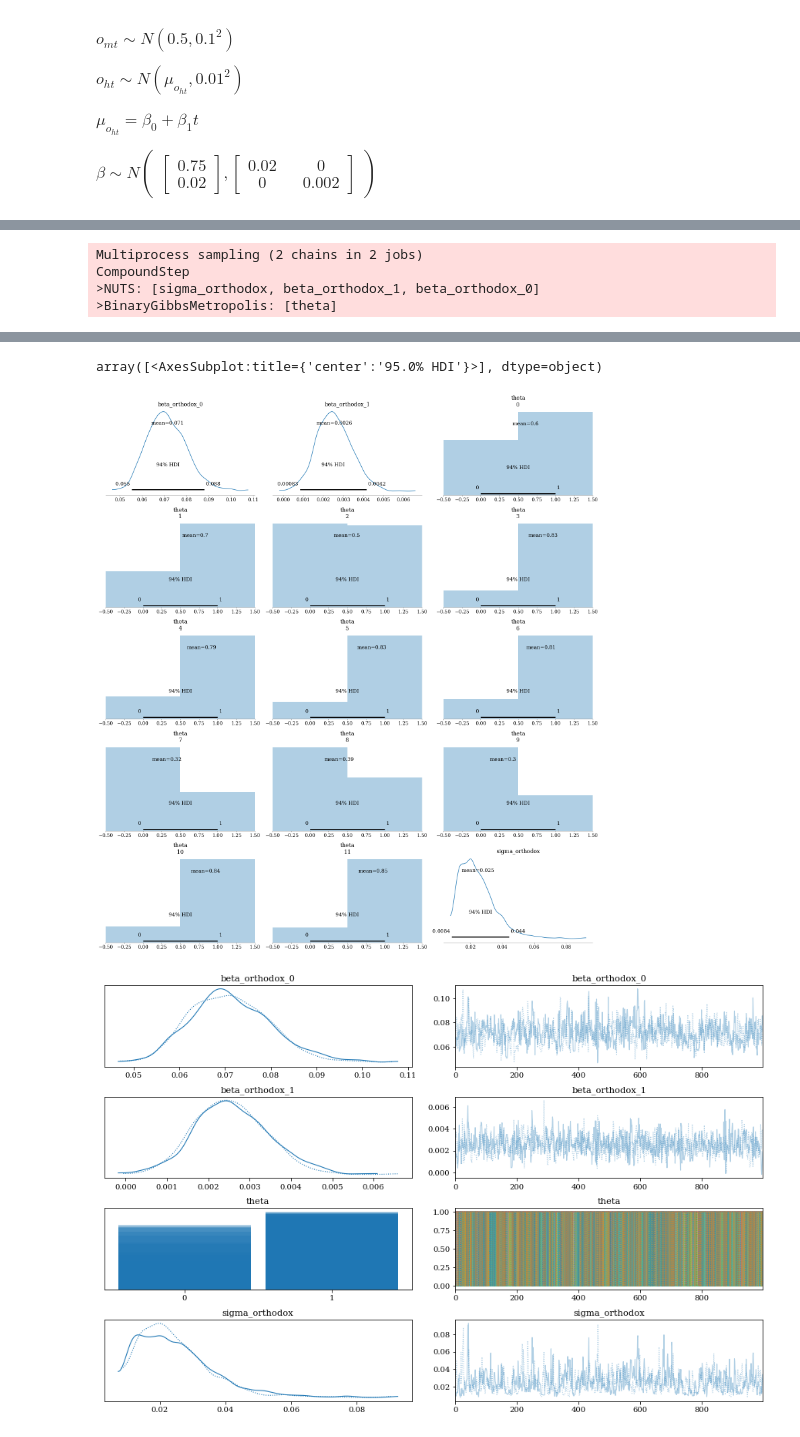
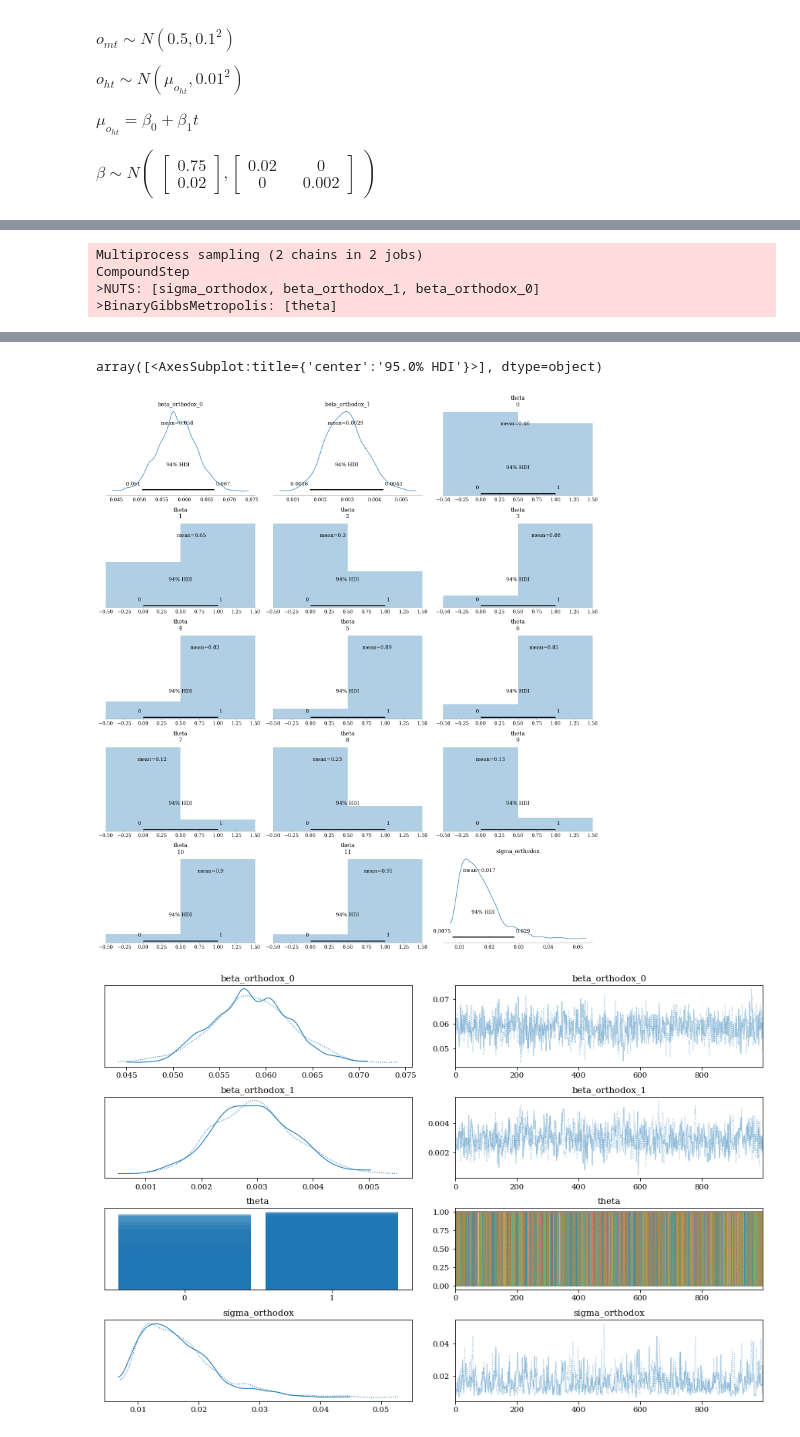
Before and after one commit to AnttiHaerkoenen/vyborg_orthodox, a Jupyter notebook: notebooks/missing_orthodox.ipynb, the cells around one changed output, grey strips where cells are left out. Cells and saved outputs as stored; diff of their text form; code cells hidden in the pictures.

```diff
--- a/notebooks/missing_orthodox.ipynb
+++ b/notebooks/missing_orthodox.ipynb
@@ -157,8 +157,16 @@ data_pm['t'] = data_pm.index - start
 with pm.Model() as model_health_council_orthodox:
     n, _ = data_pm.shape
     t = np.asarray(data_pm.t)
-    beta_health_0 = pm.Normal("beta_health_0", mu=0.2, sigma=0.01)
-    beta_health_1 = pm.Normal("beta_health_1", mu=0.004, sigma=0.001)
+    beta_health_0 = pm.Normal(
+        "beta_health_0",
+        mu=0.2,
+        sigma=0.01,
+    )
+    beta_health_1 = pm.Normal(
+        "beta_health_1",
+        mu=0.004,
+        sigma=0.001,
+    )
     # mu_health = tt.add(beta_health_0, tt.mul(beta_health_1, data_pm.t))
     mu_health = beta_health_0 + t * beta_health_1
     # sigma_total = pm.Exponential('sigma_total', 100)
@@ -201,10 +209,19 @@ array([<AxesSubplot:title={'center':'95.0% HDI'}>], dtype=object)
 [figure]
 # %%
+mu_beta_orthodox_0 = 0.21 * 0.3
 mu_beta_orthodox_1 = 0.004
 
 with pm.Model() as model_orthodox:
-    beta_orthodox_0 = pm.Normal("beta_orthodox_0", mu=0.1, sigma=0.01)
-    beta_orthodox_1 = pm.Normal("beta_orthodox_1", mu=mu_beta_orthodox_1, sigma=0.001)
+    beta_orthodox_0 = pm.Normal(
+        "beta_orthodox_0",
+        mu=mu_beta_orthodox_0,
+        sigma=0.005,
+    )
+    beta_orthodox_1 = pm.Normal(
+        "beta_orthodox_1",
+        mu=mu_beta_orthodox_1,
+        sigma=0.001,
+    )
     # theta = [0, 0, 0, 1, 1, 1, 1, 0, 0, 0, 1, 1]
     theta = pm.Bernoulli('theta', p=0.5, shape=n)
     sigma_total = pm.Exponential('sigma_orthodox', 10)
@@ -244,4 +259,4 @@ The number of effective samples is smaller than 25% for some parameters.
 [interactive output not drawn]
 array([<AxesSubplot:title={'center':'95.0% HDI'}>], dtype=object)
-[figure, old version]
+[figure, new version]
-[figure, old version]
+[figure, new version]
```
Also changed, not shown: parts of 6 cells of this notebook.
